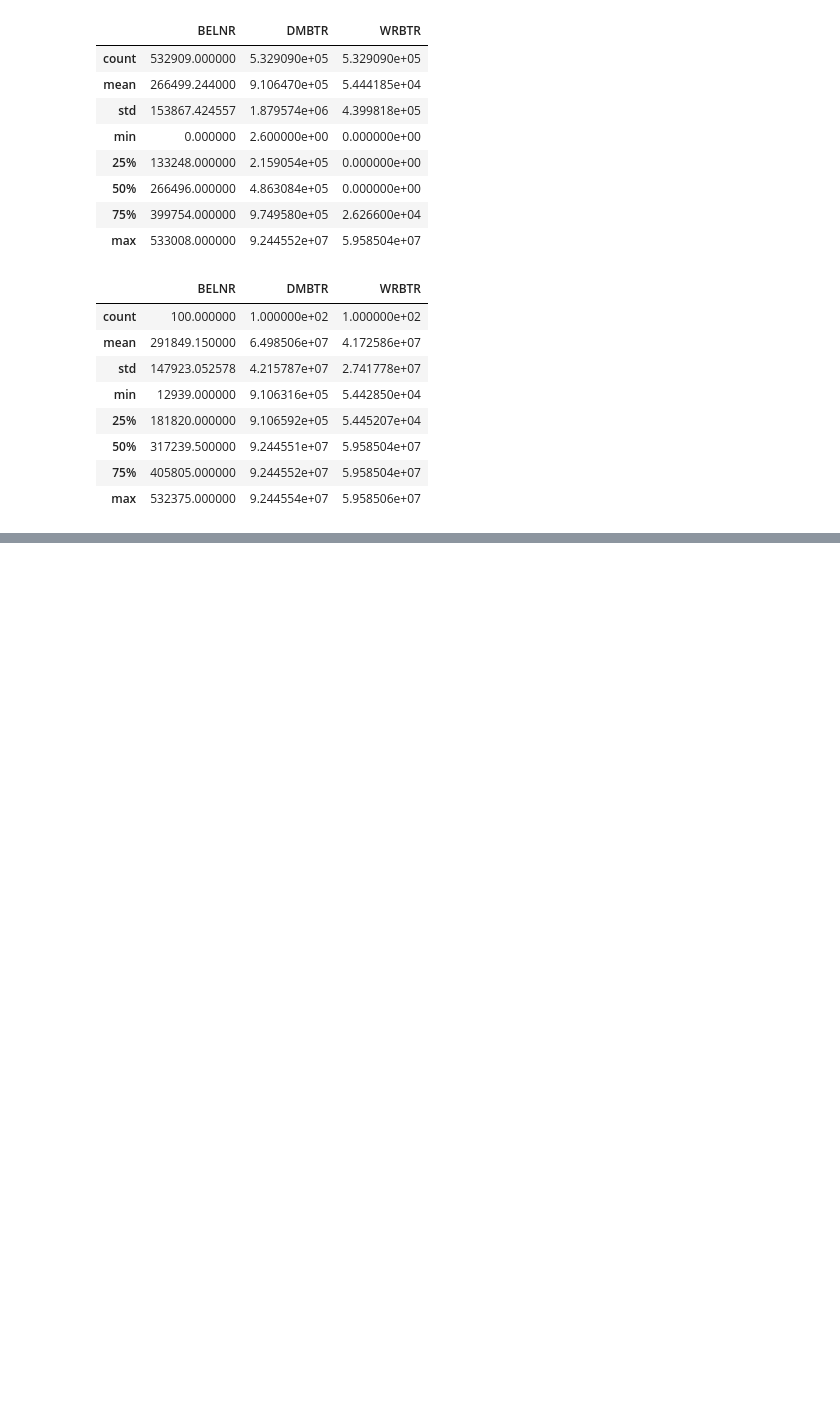
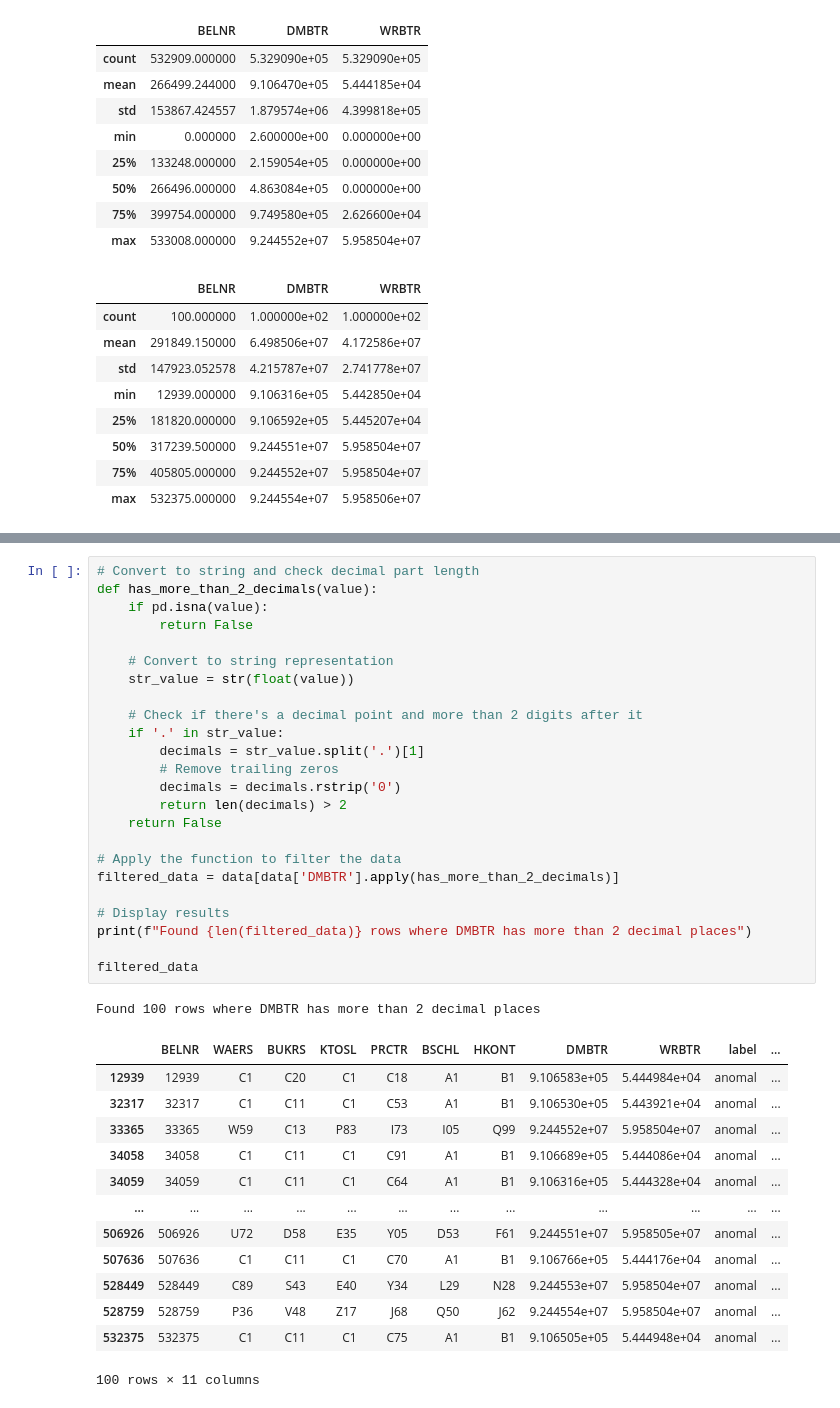
Before and after one commit to Anomaly-Animals/Anomaly-Reasoning, a Jupyter notebook: src/data_exploration.ipynb, the cells around one changed output, grey strips where cells are left out. Cells and saved outputs as stored; diff of their text form; blank space fills up the shorter version.

```diff
--- a/src/data_exploration.ipynb
+++ b/src/data_exploration.ipynb
@@ -86,0 +112,39 @@ display(anomal_data.describe())
+# %%
+# Convert to string and check decimal part length
+def has_more_than_2_decimals(value):
+    if pd.isna(value):
+        return False
+
+    # Convert to string representation
+    str_value = str(float(value))
+
+    # Check if there's a decimal point and more than 2 digits after it
+    if '.' in str_value:
+        decimals = str_value.split('.')[1]
+        # Remove trailing zeros
+        decimals = decimals.rstrip('0')
+        return len(decimals) > 2
+    return False
+
+# Apply the function to filter the data
+filtered_data = data[data['DMBTR'].apply(has_more_than_2_decimals)]
+
+# Display results
+print(f"Found {len(filtered_data)} rows where DMBTR has more than 2 decimal places")
+
+filtered_data
+# %% [output]
+Found 100 rows where DMBTR has more than 2 decimal places
+|  | BELNR | WAERS | BUKRS | KTOSL | PRCTR | BSCHL | HKONT | DMBTR | WRBTR | label | ... |
+| 12939 | 12939 | C1 | C20 | C1 | C18 | A1 | B1 | 9.106583e+05 | 5.444984e+04 | anomal | ... |
+| 32317 | 32317 | C1 | C11 | C1 | C53 | A1 | B1 | 9.106530e+05 | 5.443921e+04 | anomal | ... |
+| 33365 | 33365 | W59 | C13 | P83 | I73 | I05 | Q99 | 9.244552e+07 | 5.958504e+07 | anomal | ... |
+| 34058 | 34058 | C1 | C11 | C1 | C91 | A1 | B1 | 9.106689e+05 | 5.444086e+04 | anomal | ... |
+| 34059 | 34059 | C1 | C11 | C1 | C64 | A1 | B1 | 9.106316e+05 | 5.444328e+04 | anomal | ... |
+| ... | ... | ... | ... | ... | ... | ... | ... | ... | ... | ... | ... |
+| 506926 | 506926 | U72 | D58 | E35 | Y05 | D53 | F61 | 9.244551e+07 | 5.958505e+07 | anomal | ... |
+| 507636 | 507636 | C1 | C11 | C1 | C70 | A1 | B1 | 9.106766e+05 | 5.444176e+04 | anomal | ... |
+| 528449 | 528449 | C89 | S43 | E40 | Y34 | L29 | N28 | 9.244553e+07 | 5.958504e+07 | anomal | ... |
+| 528759 | 528759 | P36 | V48 | Z17 | J68 | Q50 | J62 | 9.244554e+07 | 5.958504e+07 | anomal | ... |
+| 532375 | 532375 | C1 | C11 | C1 | C75 | A1 | B1 | 9.106505e+05 | 5.444948e+04 | anomal | ... |
+100 rows × 11 columns
```
Also changed, not shown: parts of 3 cells of this notebook, 3 other files.
